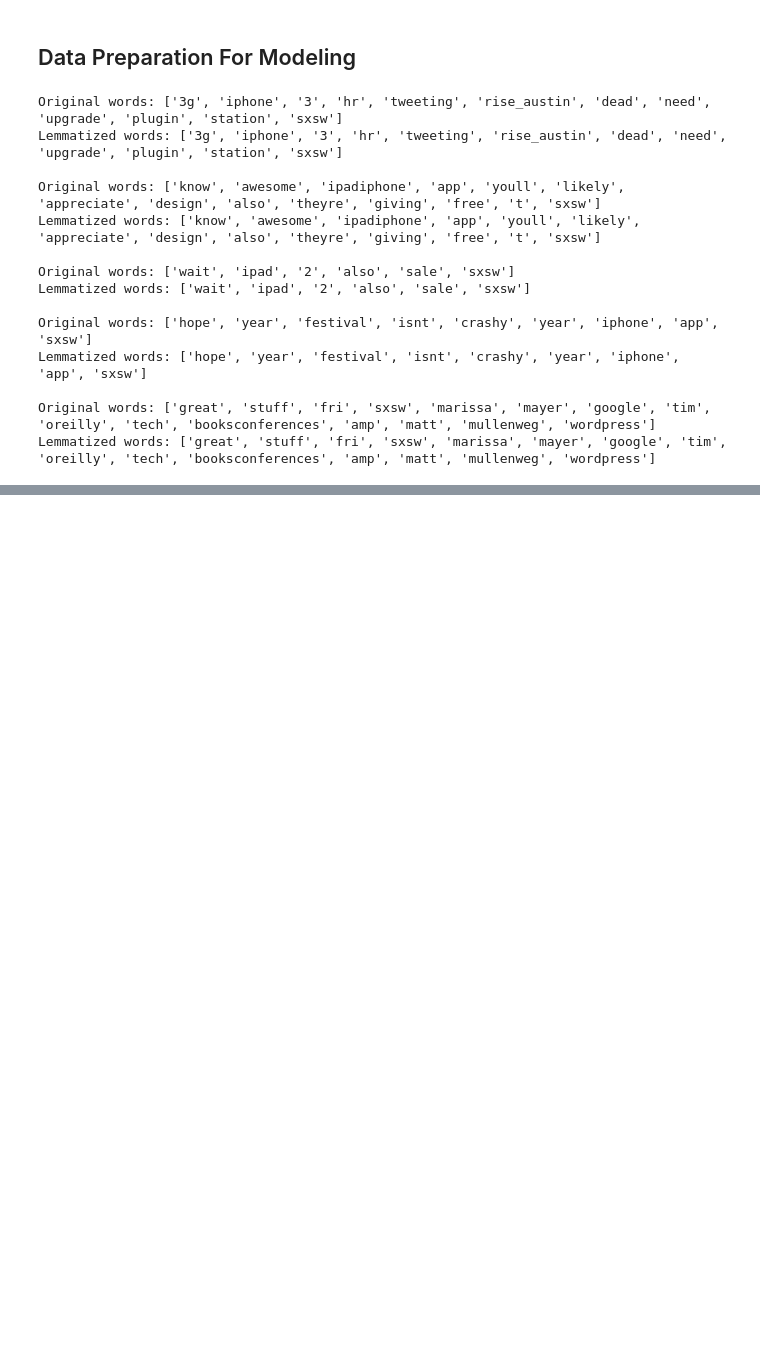
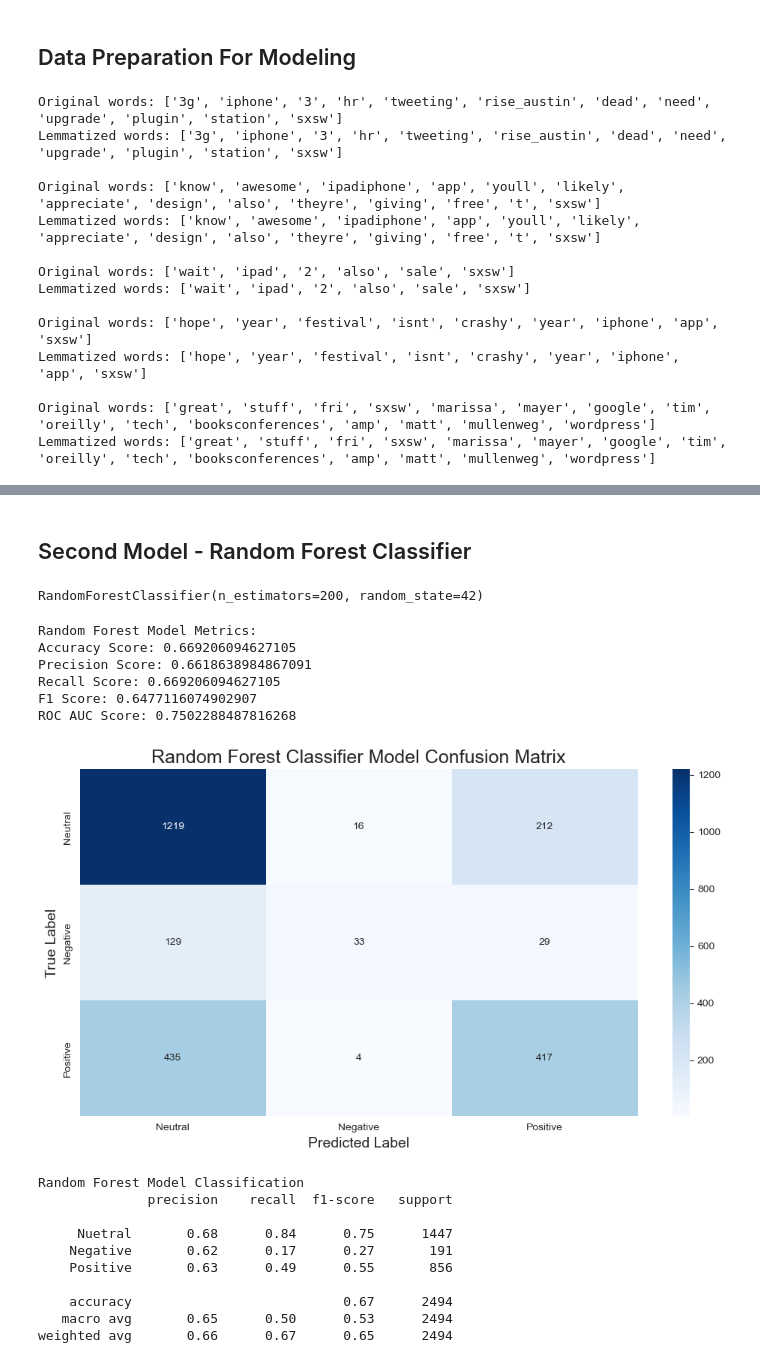
Before and after one commit to Bywani/AG_Sentiment_Analysis, a Jupyter notebook: Apple-Google Sentiment Analyzer.ipynb, the cells around one changed output, grey strips where cells are left out. Saved outputs shown, nothing was run; the diff lists cells and outputs as text; code cells hidden in the pictures; blank space fills up the shorter version.

```diff
--- a/Apple-Google Sentiment Analyzer.ipynb
+++ b/Apple-Google Sentiment Analyzer.ipynb
@@ -673,0 +754,57 @@ X_train, X_test, y_train, y_test(X, y, test_size = 0.3, random_state = 42)
+# %% [markdown]
+## Second Model - Random Forest Classifier
+# %%
+# Train a Random Forest Classifier on the training data
+rfc = RandomForestClassifier(n_estimators = 200, random_state = 42)
+rfc.fit(X_train, y_train)
+# %% [output]
+RandomForestClassifier(n_estimators=200, random_state=42)
+# %%
+# Make predictions on the testing data using the Random Forest model
+rfc_pred = rfc.predict(X_test)
+# %%
+# Print the evaluation metrics for the Random Forest model
+print('\nRandom Forest Model Metrics:')
+print('Accuracy Score:', accuracy_score(y_test, rfc_pred))
+print('Precision Score:', precision_score(y_test, rfc_pred, average = 'weighted'))
+print('Recall Score:', recall_score(y_test, rfc_pred, average = 'weighted'))
+print('F1 Score:', f1_score(y_test, rfc_pred, average = 'weighted'))
+print('ROC AUC Score:', roc_auc_score(y_test, rfc.predict_proba(X_test), multi_class = 'ovo'))
+# %% [output]
+Random Forest Model Metrics:
+Accuracy Score: 0.669206094627105
+Precision Score: 0.6618638984867091
+Recall Score: 0.669206094627105
+F1 Score: 0.6477116074902907
+ROC AUC Score: 0.7502288487816268
+# %%
+# Create confusion matrix
+cm = confusion_matrix(y_test, rfc_pred)
+
+# Plot the confusion matrix
+plt.figure(figsize = (12, 6))
+sns.heatmap(cm, annot = True, fmt = 'd', cmap = 'Blues', xticklabels = ['Neutral', 'Negative', 'Positive'],
+           yticklabels = ['Neutral', 'Negative', 'Positive'])
+
+plt.title('Random Forest Classifier Model Confusion Matrix', fontsize = 18)
+plt.xlabel('Predicted Label', fontsize = 14)
+plt.ylabel('True Label', fontsize = 14)
+plt.show()
+
+
+# Print the classification report for the Random Forest model
+target_names = ['Nuetral', 'Negative', 'Positive']
+print('\nRandom Forest Model Classification')
+print(classification_report(y_test, rfc_pred, target_names = target_names))
+# %% [output]
+[figure, added]
+Random Forest Model Classification
+              precision    recall  f1-score   support
+
+     Nuetral       0.68      0.84      0.75      1447
+    Negative       0.62      0.17      0.27       191
+    Positive       0.63      0.49      0.55       856
+
+    accuracy                           0.67      2494
+   macro avg       0.65      0.50      0.53      2494
+weighted avg       0.66      0.67      0.65      2494
```
Also changed, not shown: parts of 29 cells of this notebook.
